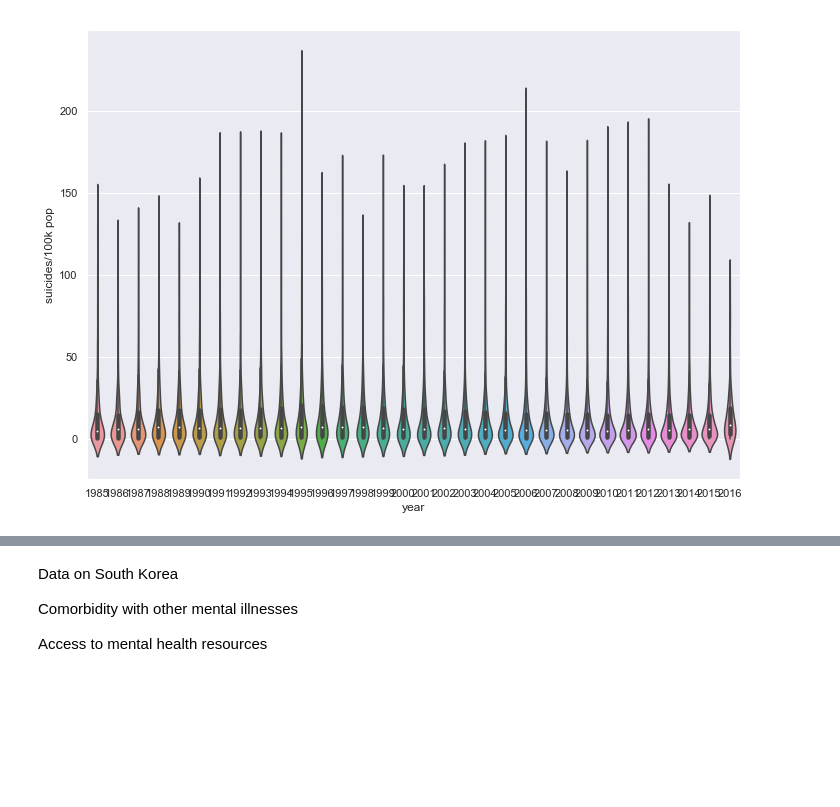
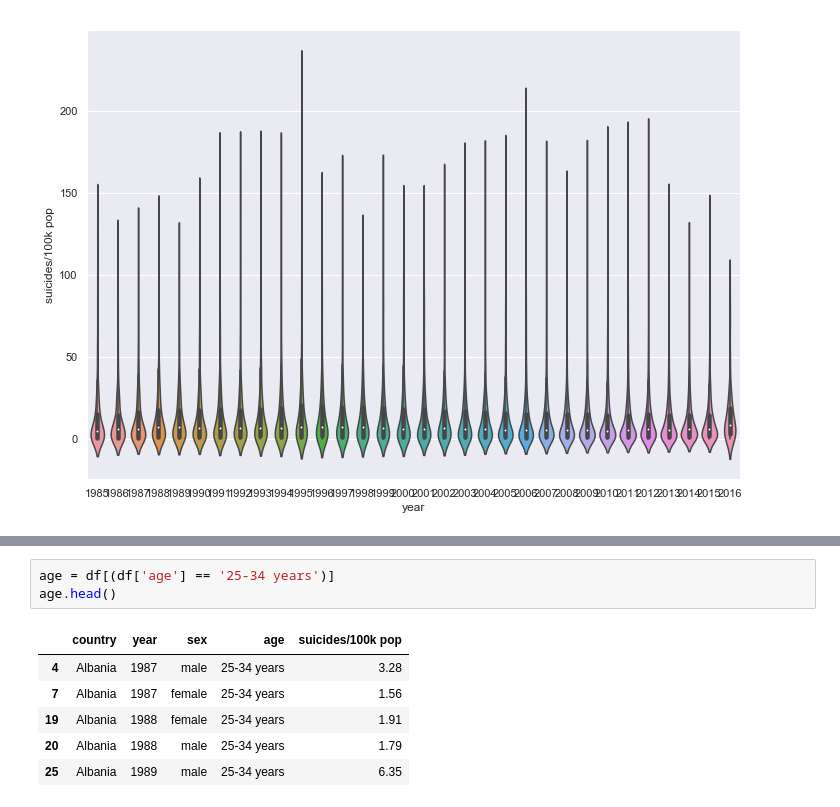
Before and after one commit to cherishkim42/DS-1.1-Data-Analysis, a Jupyter notebook: Personal-Project/Final-Project.ipynb, the cells around one changed output, grey strips where cells are left out. Drawn from its saved outputs; the diff is of its cells as text; blank space fills up the shorter version.

```diff
--- a/Personal-Project/Final-Project.ipynb
+++ b/Personal-Project/Final-Project.ipynb
@@ -243,6 +247,10 @@ plt.show()
-# %% [markdown]
-Data on South Korea
-
-Comorbidity with other mental illnesses
-
-Access to mental health resources
+# %%
+age = df[(df['age'] == '25-34 years')]
+age.head()
+# %% [output]
+|  | country | year | sex | age | suicides/100k pop |
+| 4 | Albania | 1987 | male | 25-34 years | 3.28 |
+| 7 | Albania | 1987 | female | 25-34 years | 1.56 |
+| 19 | Albania | 1988 | female | 25-34 years | 1.91 |
+| 20 | Albania | 1988 | male | 25-34 years | 1.79 |
+| 25 | Albania | 1989 | male | 25-34 years | 6.35 |
```
Also changed, not shown: parts of 9 cells of this notebook.
